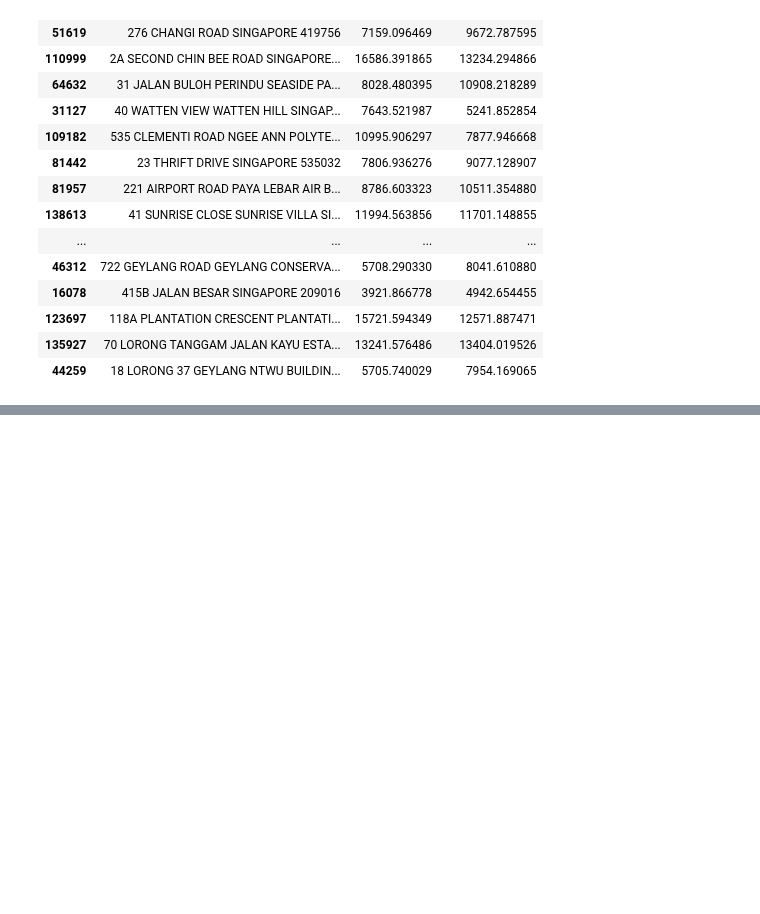
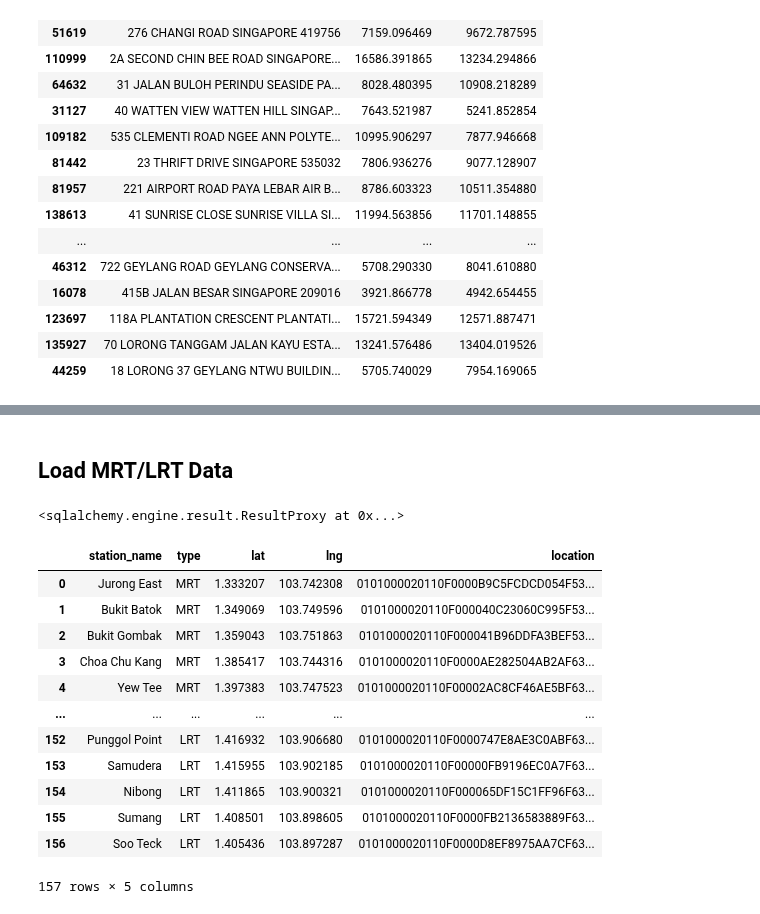
Before and after one commit to mcmanus-git/Singapore-HDB, a Jupyter notebook: stuart/geospatial_local.ipynb, the cells around one changed output, grey strips where cells are left out. Drawn from its saved outputs; the diff is of its cells as text; code cells hidden in the pictures; blank space fills up the shorter version.

Commit message:
Updated query sample for number of transit stations with x distance of address

```diff
--- a/stuart/geospatial_local.ipynb
+++ b/stuart/geospatial_local.ipynb
@@ -161,3 +160,5 @@ Results look more or less inline with what we can get from a good map - precisio
 ![query_results](query_res.png)
 ![dist_to_cbd](dist_to_cbd.png)
 ![dist_to_tiongbahru](dist_to_tiongbahru.png)
+# %% [markdown]
+## Load MRT/LRT Data
@@ -163,0 +169,28 @@ Results look more or less inline with what we can get from a good map - precisio
+# %%
+sql_query ='''
+ALTER TABLE public."transit" ADD COLUMN location GEOMETRY(point, 3857);
+UPDATE public."transit" SET location = ST_SETSRID(ST_MakePoint("lat","lng"),3857);
+'''
+sql_alc_cnxn.execute(sql_query)
+# %% [output]
+<sqlalchemy.engine.result.ResultProxy at 0x...>
+# %%
+sql_query ='''
+select * from public."transit";
+'''
+df = pd.read_sql(sql_query, sql_alc_cnxn)
+df
+# %% [output]
+|  | station_name | type | lat | lng | location |
+| 0 | Jurong East | MRT | 1.333207 | 103.742308 | 0101000020110F0000B9C5FCDCD054F53... |
+| 1 | Bukit Batok | MRT | 1.349069 | 103.749596 | 0101000020110F000040C23060C995F53... |
+| 2 | Bukit Gombak | MRT | 1.359043 | 103.751863 | 0101000020110F000041B96DDFA3BEF53... |
+| 3 | Choa Chu Kang | MRT | 1.385417 | 103.744316 | 0101000020110F0000AE282504AB2AF63... |
+| 4 | Yew Tee | MRT | 1.397383 | 103.747523 | 0101000020110F00002AC8CF46AE5BF63... |
+| ... | ... | ... | ... | ... | ... |
+| 152 | Punggol Point | LRT | 1.416932 | 103.906680 | 0101000020110F0000747E8AE3C0ABF63... |
+| 153 | Samudera | LRT | 1.415955 | 103.902185 | 0101000020110F00000FB9196EC0A7F63... |
+| 154 | Nibong | LRT | 1.411865 | 103.900321 | 0101000020110F000065DF15C1FF96F63... |
+| 155 | Sumang | LRT | 1.408501 | 103.898605 | 0101000020110F0000FB2136583889F63... |
+| 156 | Soo Teck | LRT | 1.405436 | 103.897287 | 0101000020110F0000D8EF8975AA7CF63... |
+157 rows × 5 columns
```
Also changed, not shown: parts of 7 cells of this notebook.
